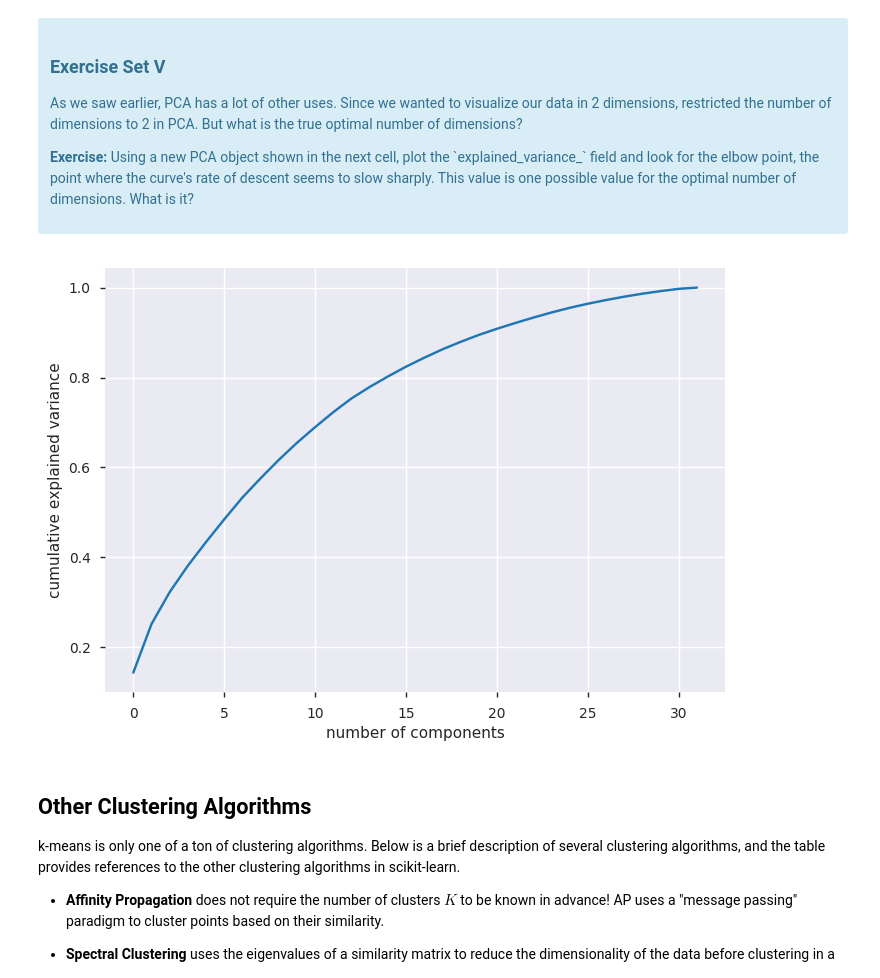
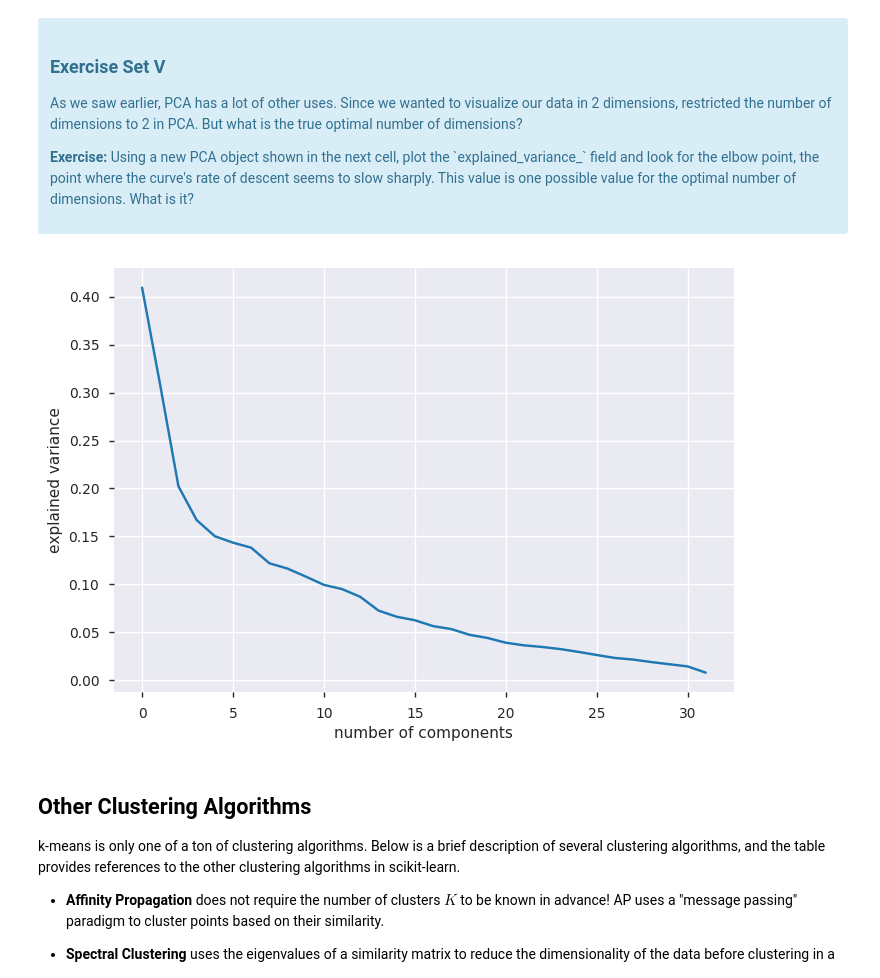
Before and after one commit to amarsinghen/springboard-miniprojects, a Jupyter notebook: mini-project-unit_8_2/Mini_Project_Clustering.ipynb, the cells around one changed output. Cells and saved outputs as stored; diff of their text form; code cells hidden in the pictures.

```diff
--- a/mini-project-unit_8_2/Mini_Project_Clustering.ipynb
+++ b/mini-project-unit_8_2/Mini_Project_Clustering.ipynb
@@ -214,9 +204,10 @@ plt.plot(list(SSE.keys()), list(SSE.values()))
 # %%
 # Make a bar chart showing the number of points in each cluster for k-means under the best  K.
-K=6
+K=5
+kmeans_df = df_customer.assign()
 kmeans = KMeans(n_clusters=K)
-kmeans.fit(x_cols)
-df_customer['cluster_label'] = kmeans.labels_
-num_customers_in_clusters = df_customer.cluster_label.value_counts()
+kmeans.fit(kmeans_df[kmeans_df.columns[1:]].values)
+kmeans_df['cluster_label'] = kmeans.labels_
+num_customers_in_clusters = kmeans_df.cluster_label.value_counts()
 plt.bar(range(1,K+1), num_customers_in_clusters)
 # %% [output]
@@ -467,19 +481,18 @@ What we've done is we've taken those columns of 0/1 indicator variables, and we'
 # %%
 #your turn
 # Initialize a new PCA model with a default number of components.
 import sklearn.decomposition
 pca = sklearn.decomposition.PCA()
 pca.fit(x_cols)
 
 # Do the rest on your own :)
-plt.plot(np.cumsum(pca.explained_variance_ratio_))
+plt.plot(pca.explained_variance_)
 plt.xlabel('number of components')
-plt.ylabel('cumulative explained variance');
+plt.ylabel('explained variance');
 
-# Based on the chart below, it seems best value for number of components is between 25-30.
-# I am not sure if this is very useful in this dataset, since total number of components are 32 to start with.
+# Based on the chart below, it seems best value for number of components is ~13.
 # %% [output]
-[figure, old version]
+[figure, new version]
 # %% [markdown]
 ## Other Clustering Algorithms
 
```
Also changed, not shown: parts of 12 cells of this notebook.
